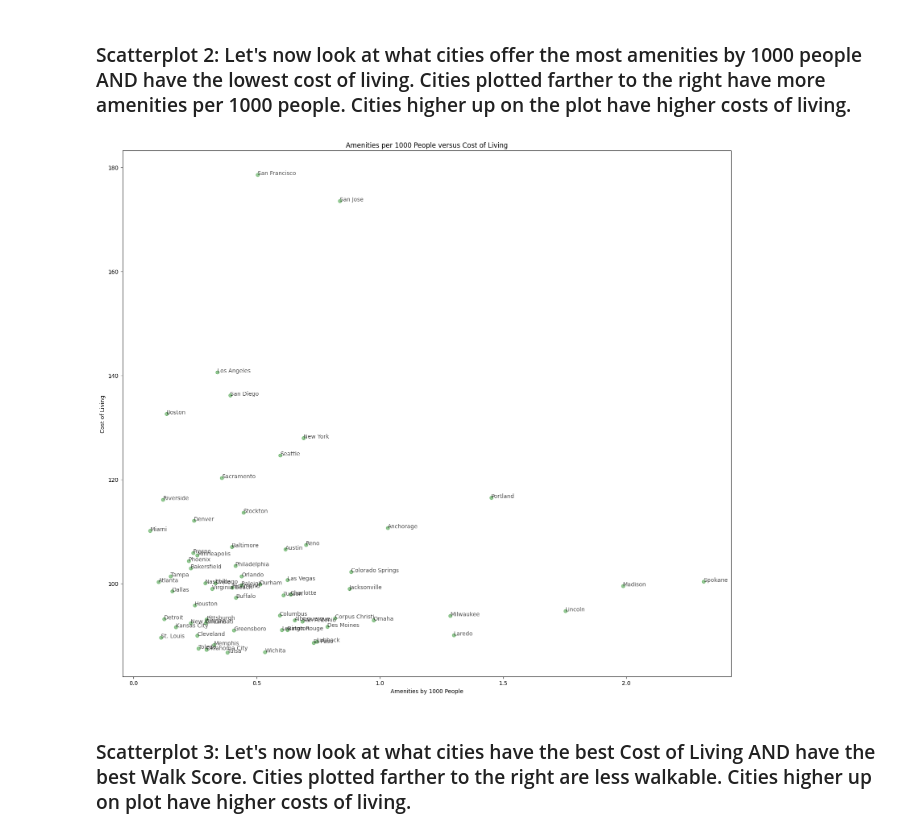
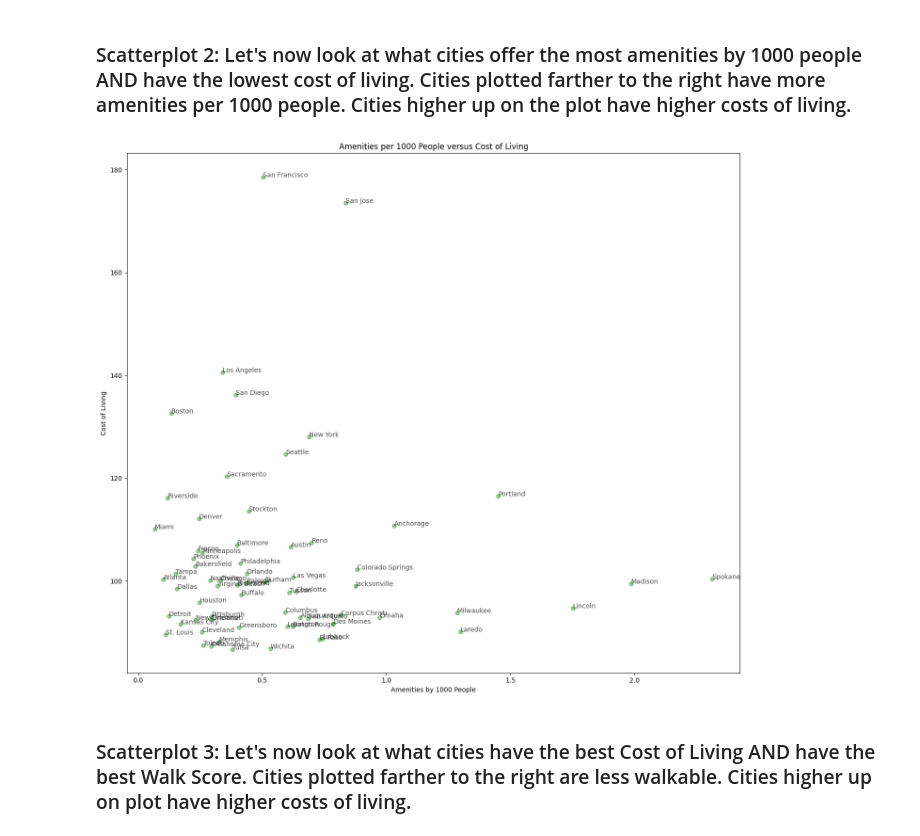
Before and after one commit to TinaBaldwin/US_Cities_Data, a Jupyter notebook: Cleaning_USCities_Connectivity.ipynb, the cells around one changed output. Drawn from its saved outputs; the diff is of its cells as text; code cells hidden in the pictures.

```diff
--- a/Cleaning_USCities_Connectivity.ipynb
+++ b/Cleaning_USCities_Connectivity.ipynb
@@ -1199,20 +1227,21 @@ plt.show()
 # %% [markdown]
 ### Scatterplot 2: Let's now look at what cities offer the most amenities by 1000 people AND have the lowest cost of living. Cities plotted farther to the right have more amenities per 1000 people. Cities higher up on the plot have higher costs of living.
 # %%
-plt.figure(figsize=(16, 14))
+# Creates Scatter Plot of City by Cost of Living and Amenities by 1000 people.
+plt.figure(figsize=(14, 12))
 plt.scatter(combined_data['Amenities by Pop'], combined_data['Cost of Living'], color='green', alpha=0.4)
 
 for i in range(len(combined_data)):
     plt.annotate(combined_data["City"][i], (combined_data["Amenities by Pop"][i], combined_data["Cost of Living"][i]), textcoords='data', alpha=0.7)
 
 plt.ylabel("Cost of Living")
 plt.xlabel("Amenities by 1000 People")
 plt.title("Amenities per 1000 People versus Cost of Living")
 
 plt.tight_layout()
 plt.show()
 # %% [output]
-[figure, old version]
+[figure, new version]
 # %% [markdown]
 ### Scatterplot 3: Let's now look at what cities have the best Cost of Living AND have the best Walk Score. Cities plotted farther to the right are less walkable. Cities higher up on plot have higher costs of living.
 # %%
```
Also changed, not shown: parts of 160 cells of this notebook.
